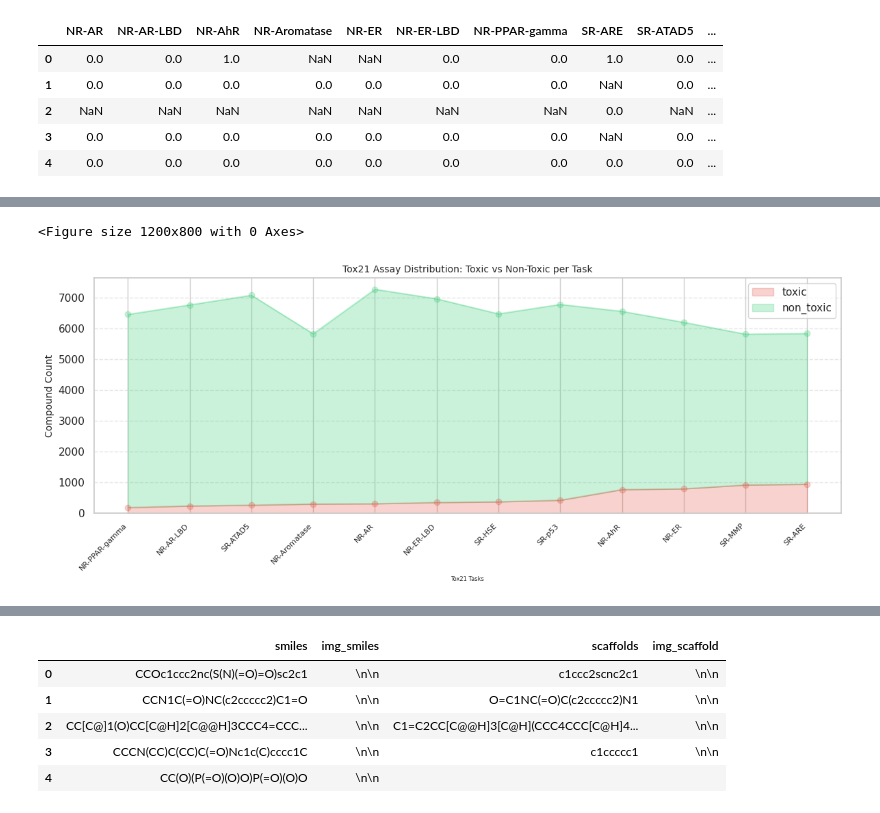
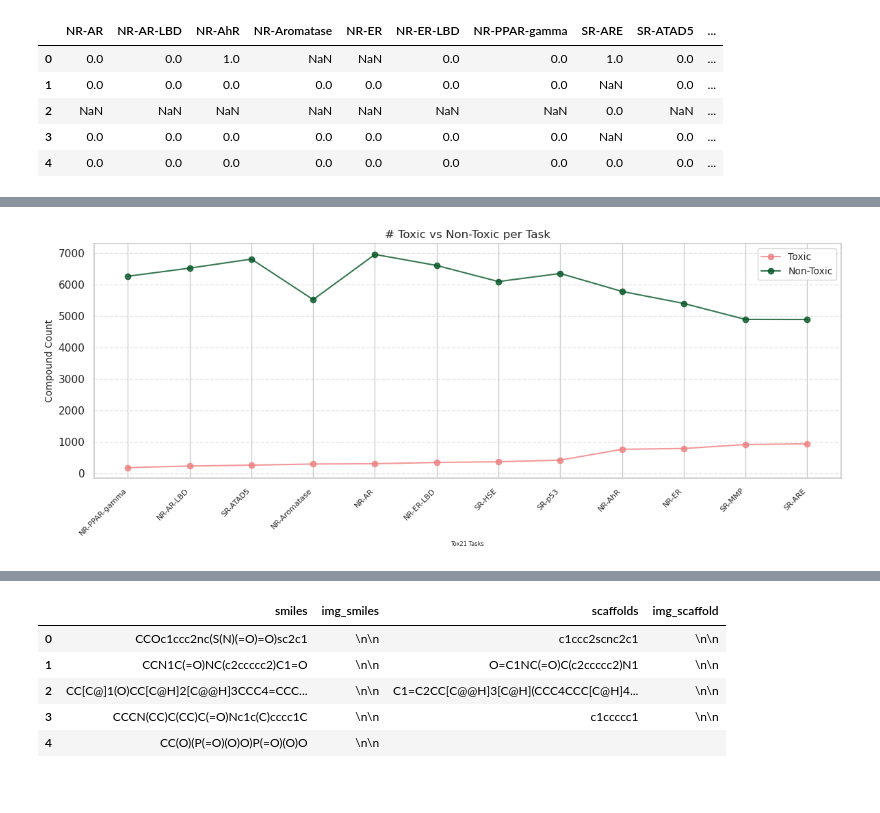
Before and after one commit to arinavanesian/Hybrid_GNN_Research, a Jupyter notebook: TOX/tox21_analysis.ipynb, the cells around one changed output, grey strips where cells are left out. Cells and saved outputs as stored; diff of their text form; code cells hidden in the pictures.

```diff
--- a/TOX/tox21_analysis.ipynb
+++ b/TOX/tox21_analysis.ipynb
@@ -74,0 +27,6 @@ df_nr_er_lbd = pd.DataFrame(columns=['NR-ER-LBD', 'smiles'], data=df[['NR-ER-LBD
+# %%
+task_columns = [col for col in df.columns if col not in ['smiles', 'mol_id']]
+df[['smiles', 'mol_id']] = df[['smiles', 'mol_id']].astype('string')
+# cast all the task columns to 'Int64' type to handle NaN values
+df[task_columns] = df[task_columns].apply(pd.to_numeric, errors='coerce').astype('Int64')
+df.info()
@@ -136,31 +177,46 @@ for i, task in enumerate(task_columns):
 # %%
-# create a filled bar version combining all in one figure
-plt.figure(figsize=(12, 8))
-# Count the number of toxic and non-toxic compounds for each task
-toxic_df = pd.DataFrame({'toxic': (df[task_columns]==1).sum(),
-                         'non_toxic': ((df[task_columns]==0).sum())})
-toxic_df_sorted = toxic_df.sort_values(by = 'toxic')
-# Plot Toxic vs Non-Toxic for each task side-by-side
-colors={'toxic':'#e74c3c',"non_toxic": '#2ecc71'}
-x = range(len(toxic_df_sorted))
-ax = toxic_df_sorted.plot(kind='area', figsize=(12, 5),
-                           color= [colors['toxic'], colors['non_toxic']], alpha = 0.25)
+tox_ntox_line, ax = plt.subplots(figsize=(12, 5))
+
+# Count toxic and non-toxic compounds
+toxic_df = pd.DataFrame({
+    'toxic': (df[task_columns] == 1).sum(),
+    'non_toxic': (df[task_columns] == 0).sum()
+})
+
+toxic_df_sorted = toxic_df.sort_values(by='toxic')
+
+colors = {
+    'toxic': "lightcoral",
+    'non_toxic': "#055526"
+}
+
+toxic_df_sorted.plot(
+    kind='line',
+    ax=ax,
+    color=[colors['toxic'], colors['non_toxic']],
+    alpha=0.8
+)
+
 for line in ax.get_lines():
-  line.set_marker('o')
+    line.set_marker('o')
+
 ax.set_xticks(np.arange(len(toxic_df_sorted)))
-ax.set_xticklabels(toxic_df_sorted.index, fontsize=8, rotation=45, ha='right')
+ax.set_xticklabels(
+    toxic_df_sorted.index,
+    fontsize=8,
+    rotation=45,
+    ha='right'
+)
+ax.legend(['Toxic', 'Non-Toxic'], loc='upper right', fontsize=10)
+ax.set_title('# Toxic vs Non-Toxic per Task', fontsize=12)
+ax.set_ylabel('Compound Count', fontsize=10)
+ax.set_xlabel('Tox21 Tasks', fontsize=6)
+ax.grid(axis='y', linestyle='--', alpha=0.5)
 
-
-plt.title('Tox21 Assay Distribution: Toxic vs Non-Toxic per Task', fontsize=10)
-plt.ylabel('Compound Count', fontsize=10)
-plt.xlabel('Tox21 Tasks', fontsize=6)
-plt.xticks(rotation=45, ha='right')
-plt.grid(axis='y', linestyle='--', alpha=0.5)
-plt.tight_layout()
+tox_ntox_line.tight_layout()
 plt.show()
 # %% [output]
-<Figure size 1200x800 with 0 Axes>
-[figure, old version]
+[figure, new version]
 # %%
 import rdkit.Chem as Chem
 from rdkit.Chem import MolFromSmiles
```
Also changed, not shown: parts of 35 cells of this notebook, 11 other files.
